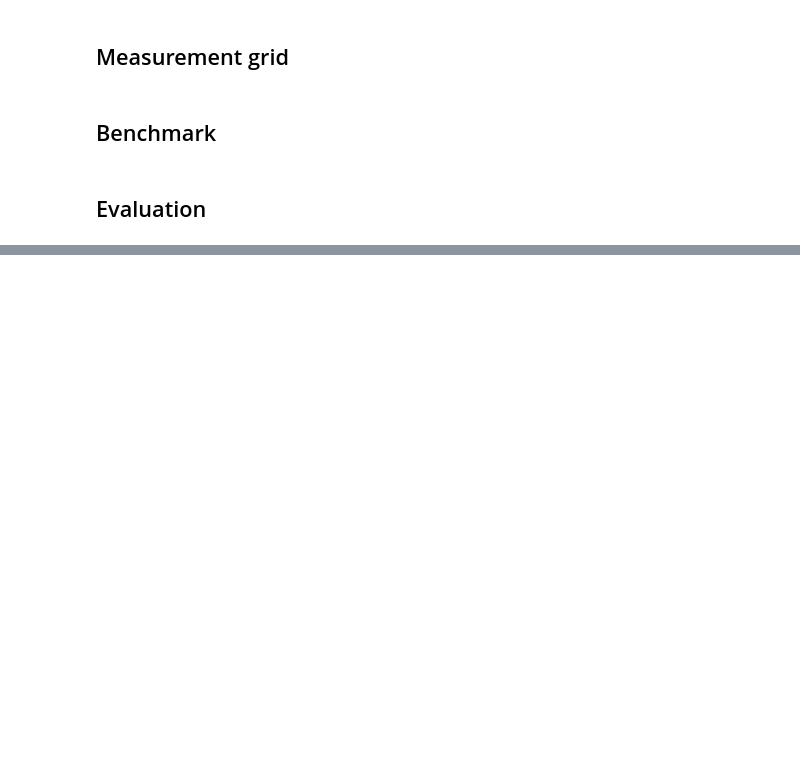
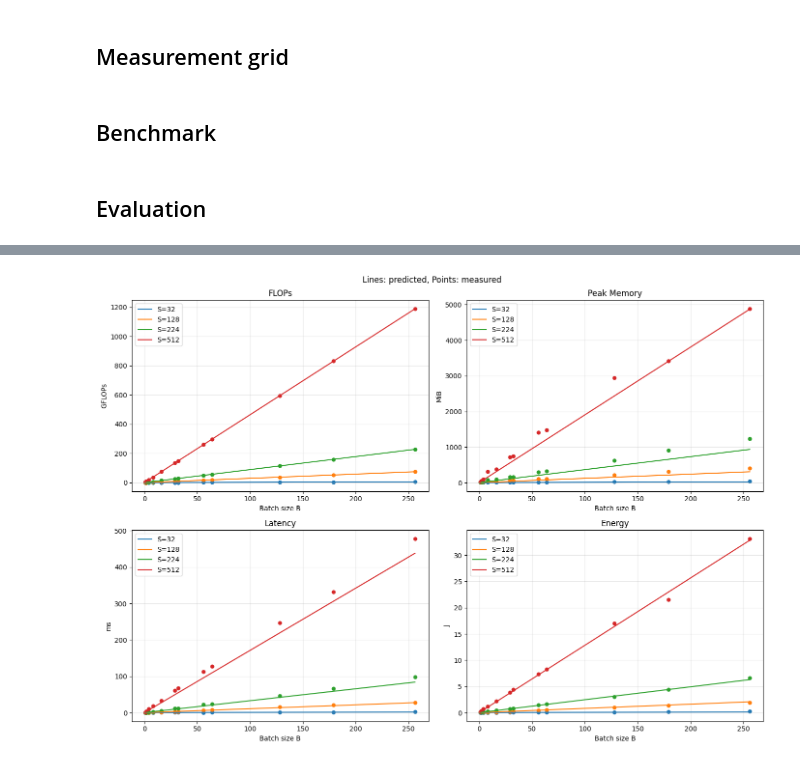
Before and after one commit to boboxa2010/efficient-nn-hw1, a Jupyter notebook: measure.ipynb, the cells around one changed output, grey strips where cells are left out. Saved outputs shown, nothing was run; the diff lists cells and outputs as text; code cells hidden in the pictures; blank space fills up the shorter version.

```diff
--- a/measure.ipynb
+++ b/measure.ipynb
@@ -143,0 +250,45 @@ plt.show()
+# %%
+plots = [
+    ("flops", "flops_profiler", 1e9, "FLOPs", "GFLOPs"),
+    ("memory_pred", "memory", 2**20, "Peak Memory", "MiB"),
+    ("latency_pred", "latency", 1e-3, "Latency", "ms"),
+    ("energy_pred", "energy", 1, "Energy", "J"),
+]
+
+selected_sizes = [32, 128, 224, 512]
+colors = plt.cm.tab10(np.arange(len(selected_sizes)))
+
+fig, axes = plt.subplots(2, 2, figsize=(14, 10))
+
+for ax, (pred, measured, scale, title, unit) in zip(axes.flat, plots):
+    for size, color in zip(selected_sizes, colors):
+        subset = (
+            results[results["S"] == size]
+            .sort_values("B")
+            .replace([np.inf, -np.inf], np.nan)
+        )
+
+        ax.plot(
+            subset["B"],
+            subset[pred] / scale,
+            color=color,
+            label=f"S={size}",
+        )
+        ax.scatter(
+            subset["B"],
+            subset[measured] / scale,
+            color=color,
+            s=25,
+        )
+
+    ax.set_title(title)
+    ax.set_xlabel("Batch size B")
+    ax.set_ylabel(unit)
+    ax.grid(alpha=0.3)
+    ax.legend()
+
+fig.suptitle("Lines: predicted, Points: measured")
+plt.tight_layout()
+plt.show()
+# %% [output]
+[figure, added]
```
Also changed, not shown: parts of 9 cells of this notebook, 4 other files.
